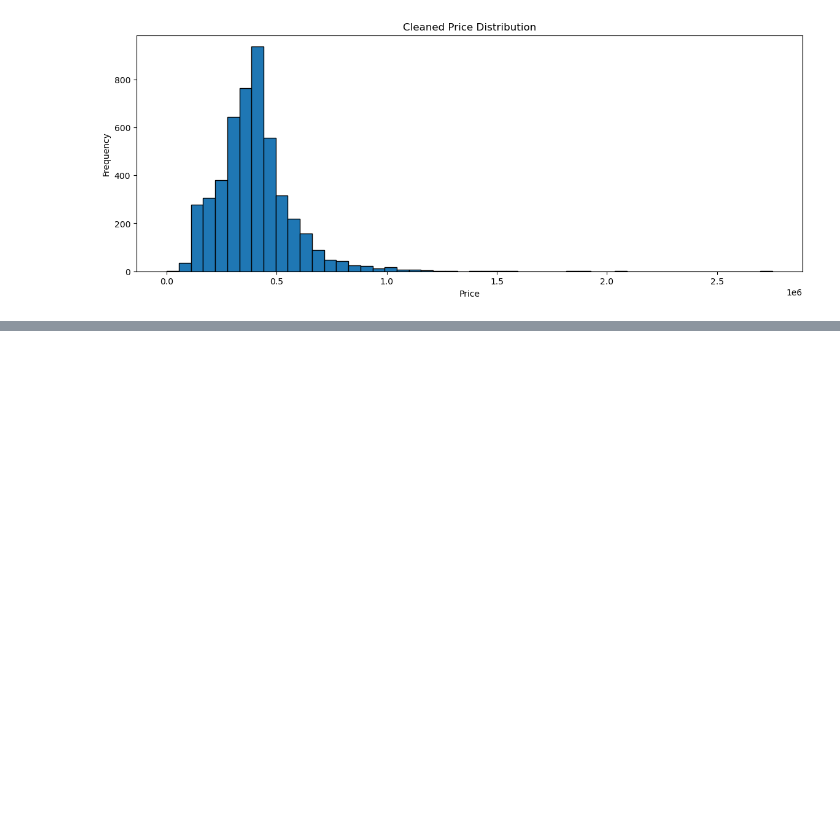
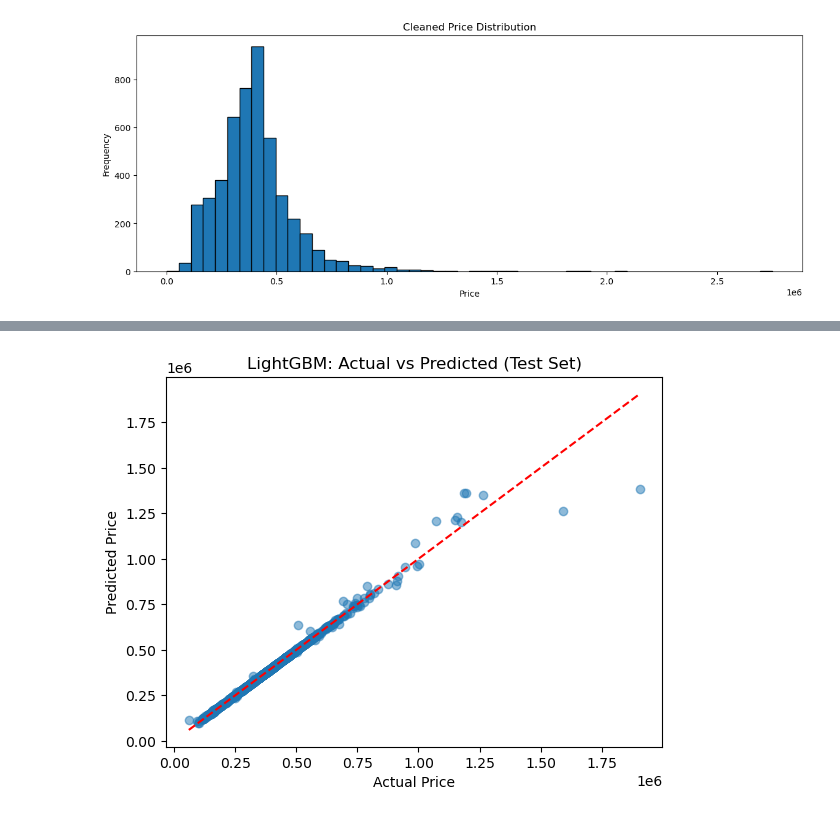
Before and after one commit to zacharyartman/aai-590-group-12, a Jupyter notebook: main.ipynb, the cells around one changed output, grey strips where cells are left out. Saved outputs shown, nothing was run; the diff lists cells and outputs as text; code cells hidden in the pictures; blank space fills up the shorter version.

Commit message:
add model

```diff
--- a/main.ipynb
+++ b/main.ipynb
@@ -540,0 +606,7 @@ plt.show()
+# %%
+X_train, X_test, y_train, y_test = train_test_split(
+    X_encoded, y, test_size=0.2, random_state=123
+)
+
+print(f"Training set: {X_train.shape[0]} samples")
+print(f"Test set: {X_test.shape[0]} samples")
@@ -540,0 +653,22 @@ plt.show()
+# %%
+y_pred_lightgbm_train = lightgbm_model.predict(X_train)
+y_pred_lightgbm_test = lightgbm_model.predict(X_test)
+
+lightgbm_train_rmse = np.sqrt(mean_squared_error(y_train, y_pred_lightgbm_train))
+lightgbm_train_mae = mean_absolute_error(y_train, y_pred_lightgbm_train)
+lightgbm_train_r2 = r2_score(y_train, y_pred_lightgbm_train)
+
+lightgbm_test_rmse = np.sqrt(mean_squared_error(y_test, y_pred_lightgbm_test))
+lightgbm_test_mae = mean_absolute_error(y_test, y_pred_lightgbm_test)
+lightgbm_test_r2 = r2_score(y_test, y_pred_lightgbm_test)
+
+print("LightGBM Model Performance")
+print("Training Set:")
+print(f"RMSE: ${lightgbm_train_rmse}")
+print(f"MAE:  ${lightgbm_train_mae}")
+print(f"R^2:  {lightgbm_train_r2:.4f}")
+
+print("Test Set:")
+print(f"RMSE: ${lightgbm_test_rmse}")
+print(f"MAE:  ${lightgbm_test_mae}")
+print(f"R^2:  {lightgbm_test_r2:.4f}")
@@ -540,0 +685,10 @@ plt.show()
+# %%
+plt.figure()
+plt.scatter(y_test, y_pred_lightgbm_test, alpha=0.5)
+plt.plot([y_test.min(), y_test.max()], [y_test.min(), y_test.max()], 'r--')
+plt.xlabel('Actual Price')
+plt.ylabel('Predicted Price')
+plt.title('LightGBM: Actual vs Predicted (Test Set)')
+plt.show()
+# %% [output]
+[figure, added]
```
Also changed, not shown: parts of 29 cells of this notebook.
